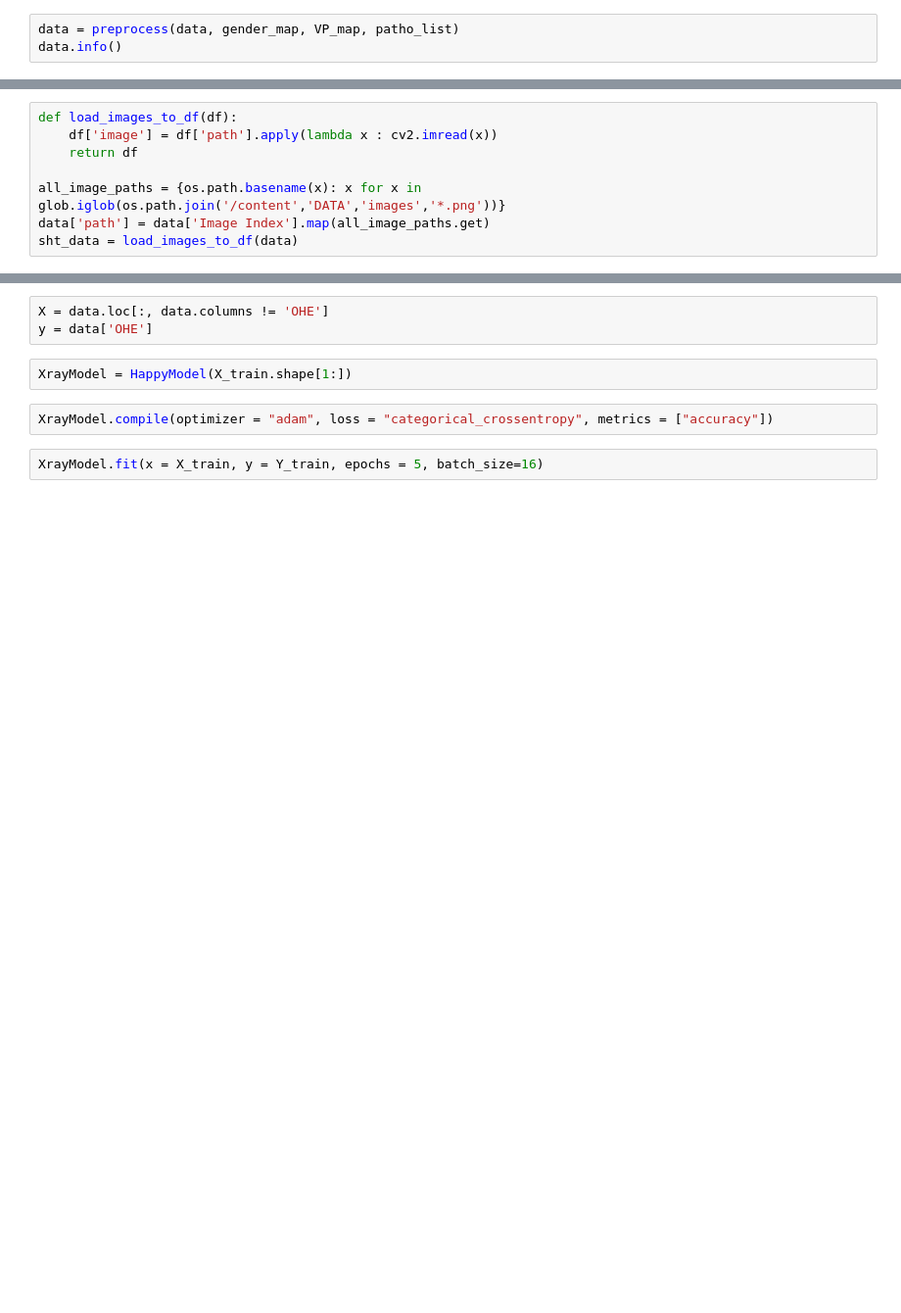
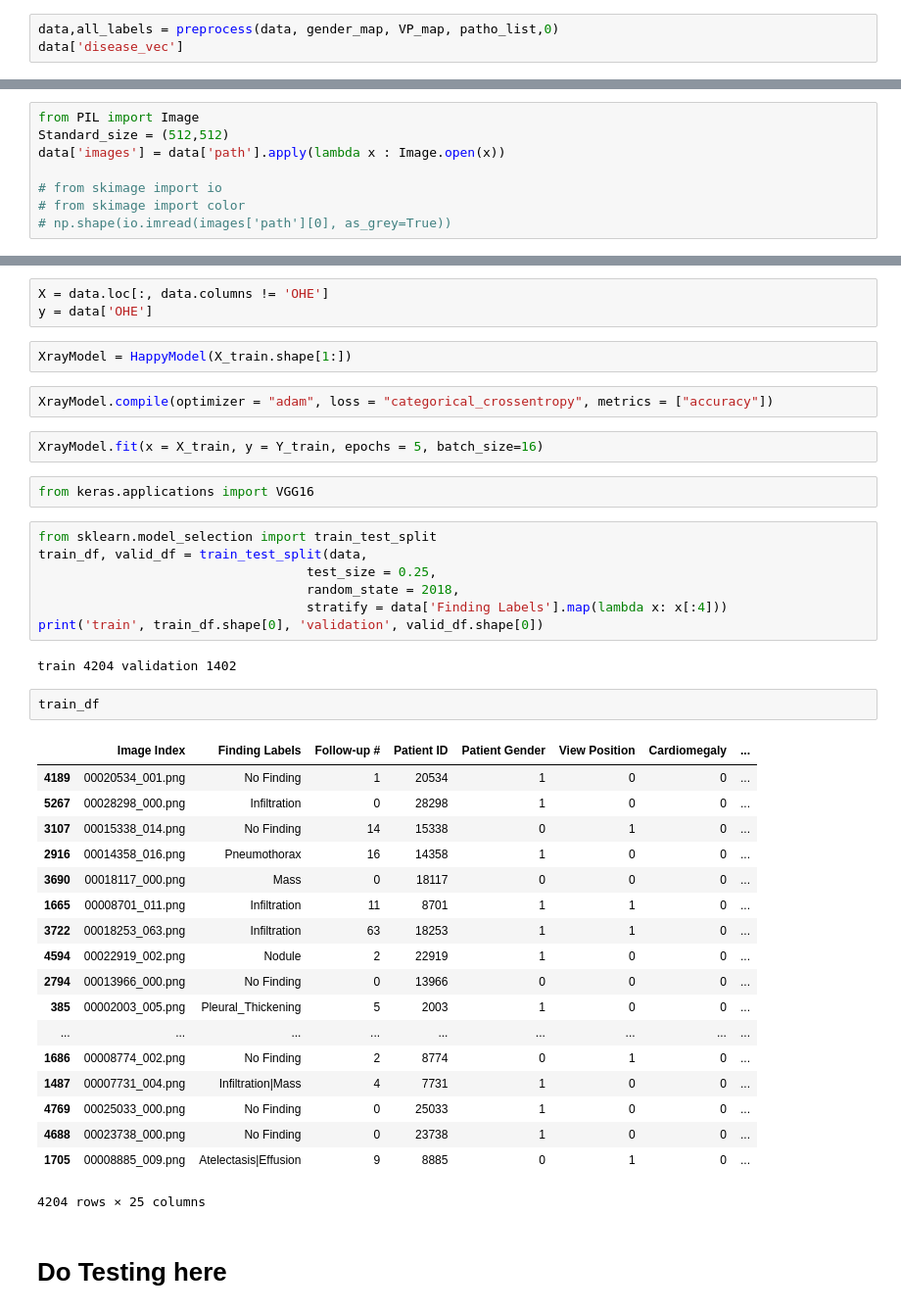
Before and after one commit to dipunj/CS02, a Jupyter notebook: XRAY_CS02.ipynb, the cells around one changed output, grey strips where cells are left out. Shown at 98% size. Saved outputs shown, nothing was run; the diff lists cells and outputs as text; blank space fills up the shorter version.

Commit message:
preprocessing finished

```diff
--- a/XRAY_CS02.ipynb
+++ b/XRAY_CS02.ipynb
@@ -165,3 +149,3 @@ memory usage: 481.8+ KB
 # %%
-data = preprocess(data, gender_map, VP_map, patho_list)
-data.info()
+data,all_labels = preprocess(data, gender_map, VP_map, patho_list,0)
+data['disease_vec']
@@ -181,10 +152,2 @@ memory usage: 306.7+ KB
 # %% [markdown]
 ## IMPORTING IMAGES & VISUALISATION
-# %%
-def load_images_to_df(df):
-    df['image'] = df['path'].apply(lambda x : cv2.imread(x))
-    return df
-
-all_image_paths = {os.path.basename(x): x for x in glob.iglob(os.path.join('/content','DATA','images','*.png'))}
-data['path'] = data['Image Index'].map(all_image_paths.get)
-sht_data = load_images_to_df(data)
@@ -198,0 +167,8 @@ plt.imshow(cv2.imread(data['path'][0]))
+# %%
+from PIL import Image
+Standard_size = (512,512)
+data['images'] = data['path'].apply(lambda x : Image.open(x))
+
+# from skimage import io
+# from skimage import color
+# np.shape(io.imread(images['path'][0], as_grey=True))
@@ -263,3 +238,37 @@ XrayModel = HappyModel(X_train.shape[1:])
 XrayModel.compile(optimizer = "adam", loss = "categorical_crossentropy", metrics = ["accuracy"])
 # %%
 XrayModel.fit(x = X_train, y = Y_train, epochs = 5, batch_size=16)
+# %%
+from keras.applications import VGG16
+# %%
+from sklearn.model_selection import train_test_split
+train_df, valid_df = train_test_split(data,
+                                   test_size = 0.25,
+                                   random_state = 2018,
+                                   stratify = data['Finding Labels'].map(lambda x: x[:4]))
+print('train', train_df.shape[0], 'validation', valid_df.shape[0])
+# %% [output]
+train 4204 validation 1402
+# %%
+train_df
+# %% [output]
+|  | Image Index | Finding Labels | Follow-up # | Patient ID | Patient Gender | View Position | Cardiomegaly | ... |
+| 4189 | 00020534_001.png | No Finding | 1 | 20534 | 1 | 0 | 0 | ... |
+| 5267 | 00028298_000.png | Infiltration | 0 | 28298 | 1 | 0 | 0 | ... |
+| 3107 | 00015338_014.png | No Finding | 14 | 15338 | 0 | 1 | 0 | ... |
+| 2916 | 00014358_016.png | Pneumothorax | 16 | 14358 | 1 | 0 | 0 | ... |
+| 3690 | 00018117_000.png | Mass | 0 | 18117 | 0 | 0 | 0 | ... |
+| 1665 | 00008701_011.png | Infiltration | 11 | 8701 | 1 | 1 | 0 | ... |
+| 3722 | 00018253_063.png | Infiltration | 63 | 18253 | 1 | 1 | 0 | ... |
+| 4594 | 00022919_002.png | Nodule | 2 | 22919 | 1 | 0 | 0 | ... |
+| 2794 | 00013966_000.png | No Finding | 0 | 13966 | 0 | 0 | 0 | ... |
+| 385 | 00002003_005.png | Pleural_Thickening | 5 | 2003 | 1 | 0 | 0 | ... |
+| ... | ... | ... | ... | ... | ... | ... | ... | ... |
+| 1686 | 00008774_002.png | No Finding | 2 | 8774 | 0 | 1 | 0 | ... |
+| 1487 | 00007731_004.png | Infiltration|Mass | 4 | 7731 | 1 | 0 | 0 | ... |
+| 4769 | 00025033_000.png | No Finding | 0 | 25033 | 1 | 0 | 0 | ... |
+| 4688 | 00023738_000.png | No Finding | 0 | 23738 | 1 | 0 | 0 | ... |
+| 1705 | 00008885_009.png | Atelectasis|Effusion | 9 | 8885 | 0 | 1 | 0 | ... |
+4204 rows × 25 columns
+# %% [markdown]
+# Do Testing here
```
Also changed, not shown: parts of 37 cells of this notebook.
